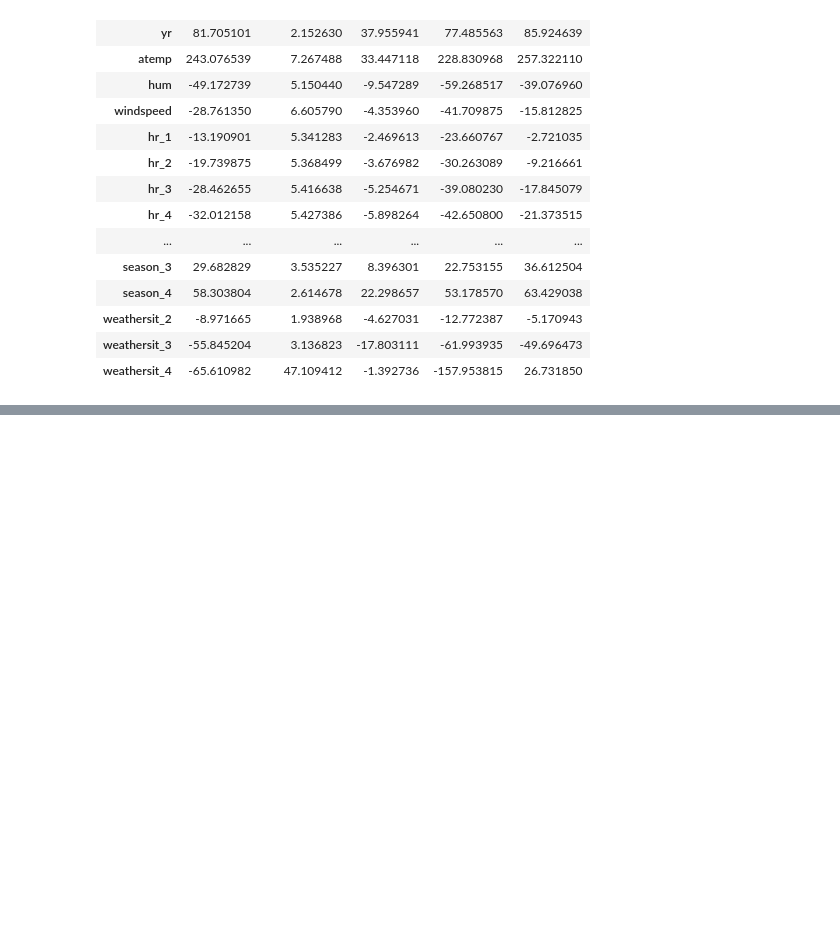
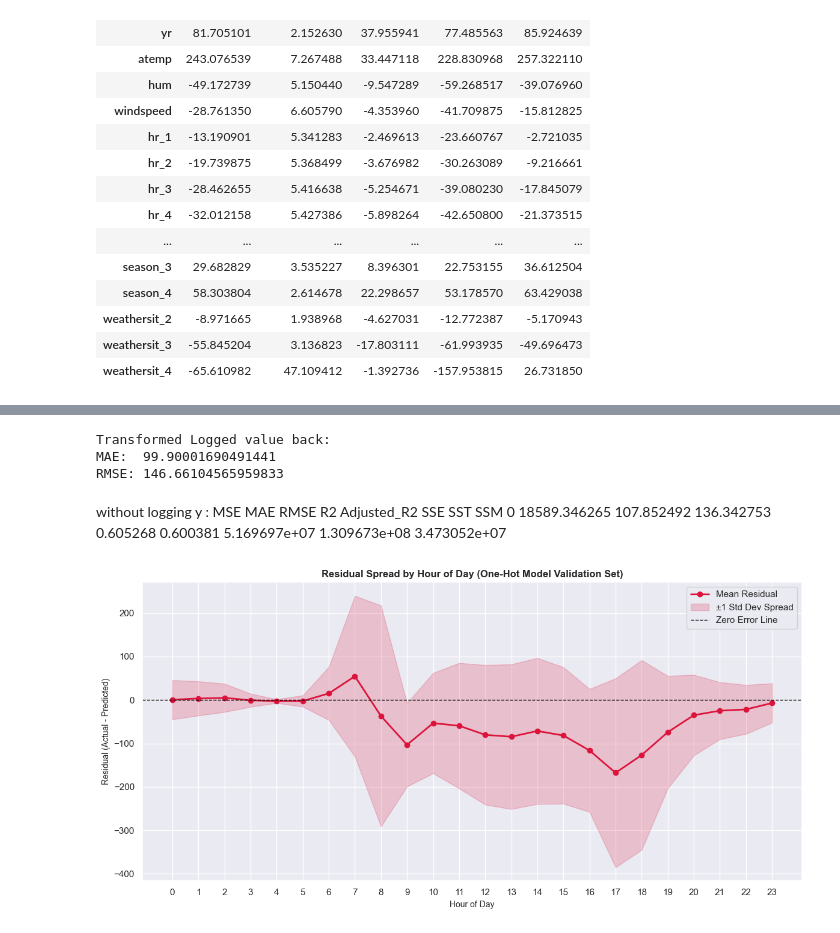
Before and after one commit to sxrthk17/ml-journey, a Jupyter notebook: linear-regression/notebooks/08_StandardError_Hypothesis_testing.ipynb, the cells around one changed output, grey strips where cells are left out. Drawn from its saved outputs; the diff is of its cells as text; code cells hidden in the pictures; blank space fills up the shorter version.

Commit message:
Evaluated multiple variants, uesed different helper functions, calculated metrics and SE summary, got test validation as 80%

```diff
--- a/linear-regression/notebooks/08_StandardError_Hypothesis_testing.ipynb
+++ b/linear-regression/notebooks/08_StandardError_Hypothesis_testing.ipynb
@@ -875,3 +878,10 @@ display(summary)
 | weathersit_2 | -8.971665 | 1.938968 | -4.627031 | -12.772387 | -5.170943 |
 | weathersit_3 | -55.845204 | 3.136823 | -17.803111 | -61.993935 | -49.696473 |
 | weathersit_4 | -65.610982 | 47.109412 | -1.392736 | -157.953815 | 26.731850 |
+# %%
+## Logging y_train and y_val:
+def target_logger(y_train, y_test):
+    y_train = np.log1p(y_train)
+    y_test = np.log1p(y_test)
+
+    return y_train, y_test
@@ -877,0 +890,10 @@ display(summary)
+# %%
+features = ["holiday", "yr", "season", "weathersit", "hr", "atemp", "hum", "windspeed"]
+X_tr, y_tr, X_val, y_val = split_sets_tr_val(X_train_full, y_train_full, feature_cols=features)
+
+X_tr, X_val = one_hot_encode(X_tr, X_val, columns=['hr', "season", "weathersit"])
+y_tr, y_val = target_logger(y_tr, y_val)
+
+metrics, summary, y_pred, y_val = evaluate_variant(X_tr, y_tr, X_val, y_val)
+display(metrics)
+display(summary)
@@ -877,0 +920,25 @@ display(summary)
+# %%
+## as of now our rentals are logged, the stakeholders want actual bike count so lett us bring them back !!
+y_val_real = np.expm1(y_val)
+y_pred_real = np.expm1(y_pred)
+
+mae = mean_absolute_error(y_val_real, y_pred_real)
+rmse = root_mse(y_val_real, y_pred_real)
+
+print("Transformed Logged value back: ")
+print("MAE: ", mae)
+print("RMSE:", rmse)
+# %% [output]
+Transformed Logged value back:
+MAE:  99.90001690491441
+RMSE: 146.66104565959833
+# %% [markdown]
+without logging y :
+	MSE	MAE	RMSE	R2	Adjusted_R2	SSE	SST	SSM
+0	18589.346265	107.852492	136.342753	0.605268	0.600381	5.169697e+07	1.309673e+08	3.473052e+07
+# %%
+from src.diagnostics import average_residual_spread_by_hour
+residuals = y_val_real - y_pred_real
+average_residual_spread_by_hour(hr_val_original, residual=residuals)
+# %% [output]
+[figure, added]
```
Also changed, not shown: parts of 9 cells of this notebook.
